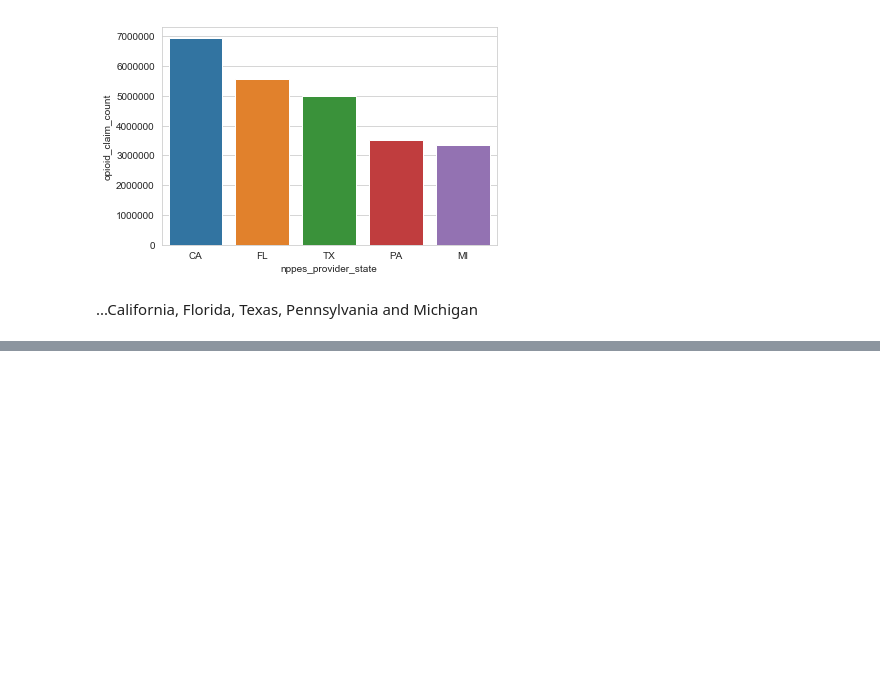
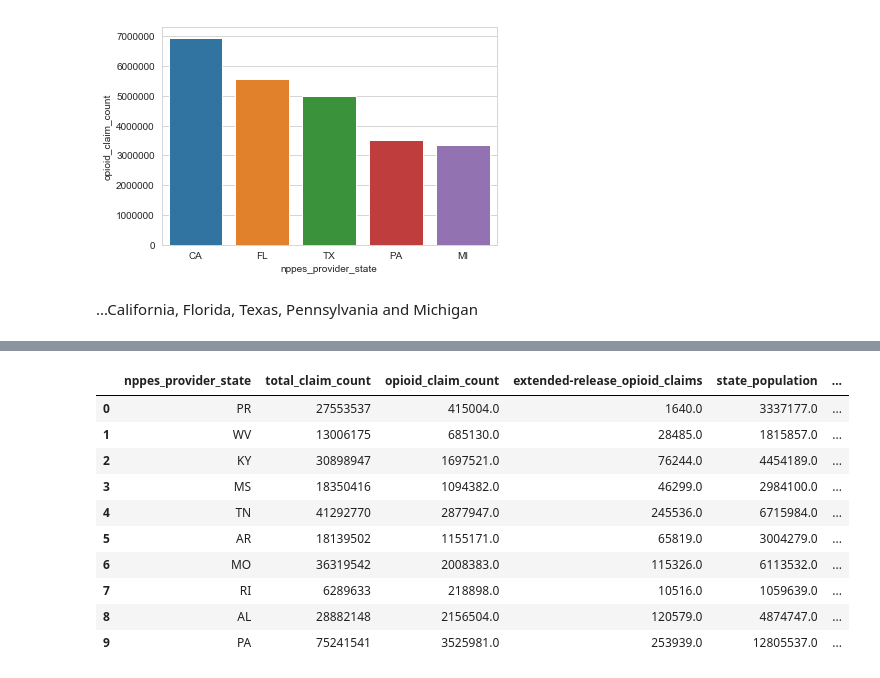
Before and after one commit to usmanakhter/cms_opioid, a Jupyter notebook: opioid_prescribing.ipynb, the cells around one changed output, grey strips where cells are left out. Saved outputs shown, nothing was run; the diff lists cells and outputs as text; code cells hidden in the pictures; blank space fills up the shorter version.

```diff
--- a/opioid_prescribing.ipynb
+++ b/opioid_prescribing.ipynb
@@ -160,0 +184,35 @@ plotly.offline.iplot(map)
+# %%
+#group opioid_df by state
+dropped4=opioid_df[['nppes_provider_state', 'total_claim_count', 'opioid_claim_count', 'extended-release_opioid_claims']]
+dropped4=dropped4.groupby('nppes_provider_state').sum().sort_values(by='opioid_claim_count', ascending=False)
+dropped4.reset_index(inplace=True)
+
+#merge the datasets
+opioid_withcapita_df=pd.merge(dropped4, state_populations_df, how='left', on='nppes_provider_state')
+
+#drop national_population_percent, convert state_population from object to float64
+opioid_withcapita_df.drop(columns=['national_population_percent'], inplace=True)
+opioid_withcapita_df['state_population'] = opioid_withcapita_df['state_population'].str.replace(',', '')
+opioid_withcapita_df['state_population'] = pd.to_numeric(opioid_withcapita_df['state_population'])
+
+#create opioid_per_capita column
+opioid_withcapita_df['opioid_claim_per_capita'] = opioid_withcapita_df['total_claim_count']/opioid_withcapita_df['state_population']
+
+#group data by opioid_claim_per_capita
+opioid_bycapita_df=opioid_withcapita_df.groupby('nppes_provider_state').sum().sort_values(by='opioid_claim_per_capita', ascending=False)
+opioid_bycapita_df.reset_index(inplace=True)
+
+#preview merged dataset
+opioid_bycapita_df.head(10)
+# %% [output]
+|  | nppes_provider_state | total_claim_count | opioid_claim_count | extended-release_opioid_claims | state_population | ... |
+| 0 | PR | 27553537 | 415004.0 | 1640.0 | 3337177.0 | ... |
+| 1 | WV | 13006175 | 685130.0 | 28485.0 | 1815857.0 | ... |
+| 2 | KY | 30898947 | 1697521.0 | 76244.0 | 4454189.0 | ... |
+| 3 | MS | 18350416 | 1094382.0 | 46299.0 | 2984100.0 | ... |
+| 4 | TN | 41292770 | 2877947.0 | 245536.0 | 6715984.0 | ... |
+| 5 | AR | 18139502 | 1155171.0 | 65819.0 | 3004279.0 | ... |
+| 6 | MO | 36319542 | 2008383.0 | 115326.0 | 6113532.0 | ... |
+| 7 | RI | 6289633 | 218898.0 | 10516.0 | 1059639.0 | ... |
+| 8 | AL | 28882148 | 2156504.0 | 120579.0 | 4874747.0 | ... |
+| 9 | PA | 75241541 | 3525981.0 | 253939.0 | 12805537.0 | ... |
```
Also changed, not shown: parts of 8 cells of this notebook.
